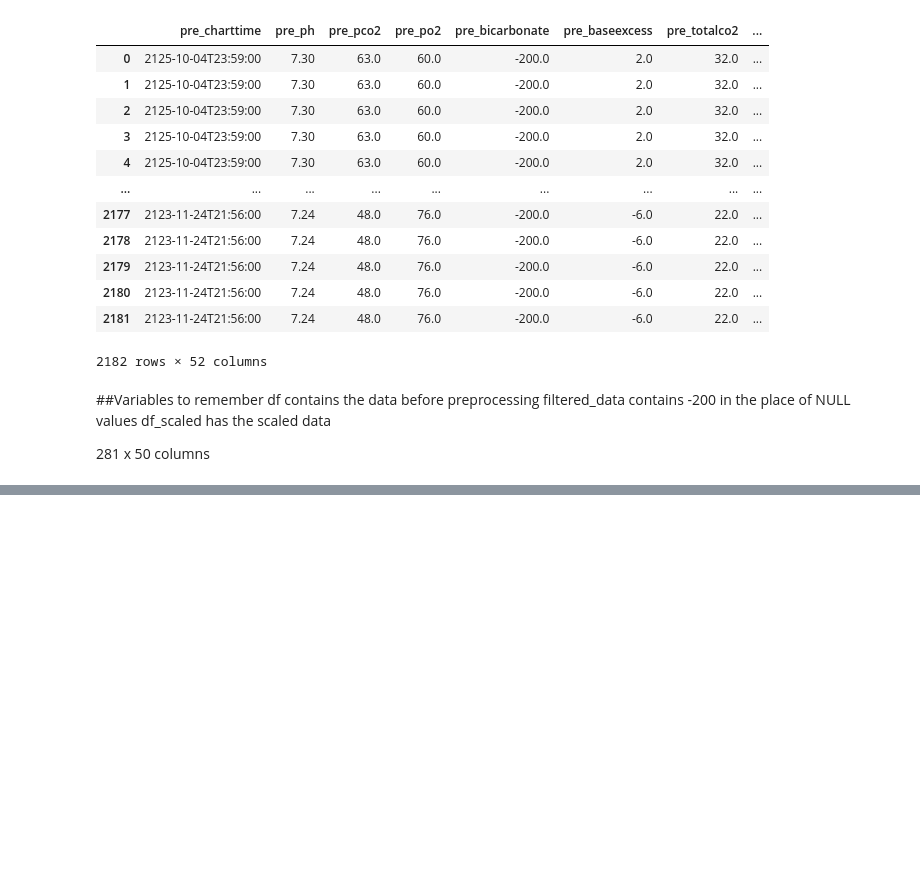
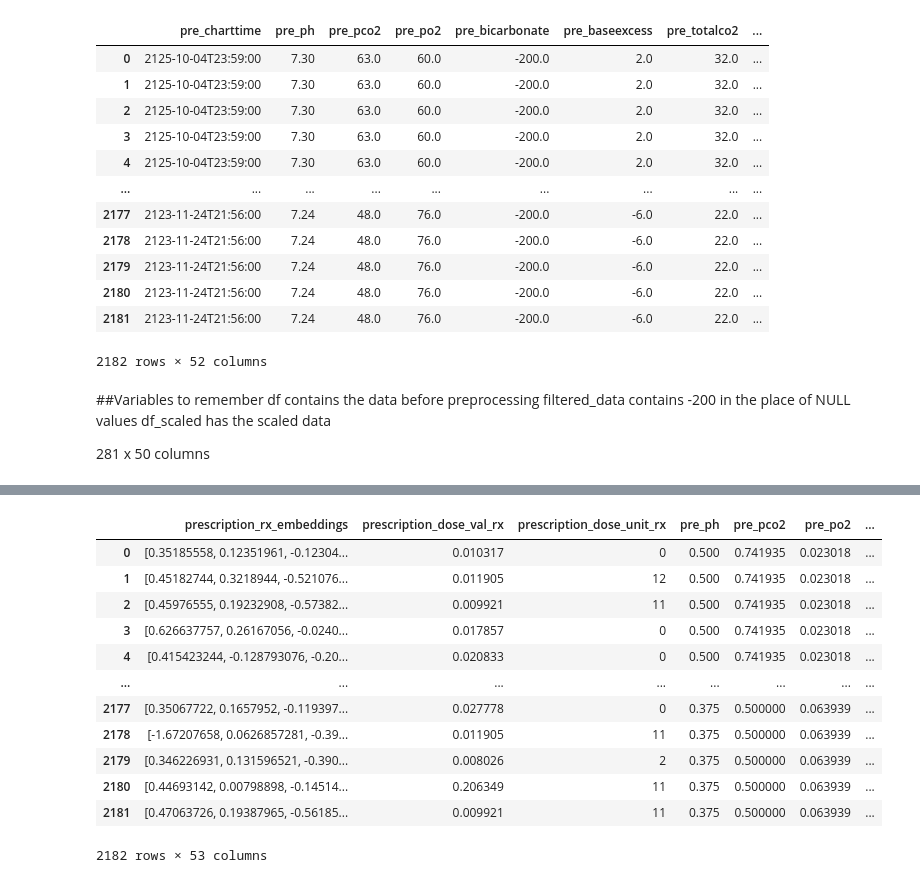
Before and after one commit to vaipos/Blue-Blood-ACM-Research, a Jupyter notebook: dev.ipynb, the cells around one changed output, grey strips where cells are left out. Cells and saved outputs as stored; diff of their text form; code cells hidden in the pictures; blank space fills up the shorter version.

```diff
--- a/dev.ipynb
+++ b/dev.ipynb
@@ -289,0 +377,28 @@ Training CTGAN...
+# %%
+import pandas as pd
+import numpy as np
+import re
+
+def clean_and_convert(x):
+    if pd.notna(x):
+        try:
+            # Remove square brackets if they exist
+            x = re.sub(r'[\[\]]', '', x)
+            # Replace multiple spaces with a single space
+            cleaned = re.sub(r'\s+', ' ', x.strip())
+            # Convert to numpy array of floats
+            return np.array([float(i) for i in cleaned.split(' ')])
+        except Exception as e:
+            # If there's an error during conversion, print the error and return the original value
+            print(f"Error processing value: {x}. Error: {e}")
+            return x  # Return the original value in case of error
+    return x  # If NaN, return as is
+
+# Check the values before applying the function
+print(df['prescription_rx_embeddings'].head())
+
+# Apply the function to the 'prescription_rx_embeddings' column
+df['prescription_rx_embeddings'] = df['prescription_rx_embeddings'].apply(clean_and_convert)
+
+# Check the result
+print(df['prescription_rx_embeddings'].head())
@@ -289,0 +418,16 @@ Training CTGAN...
+# %%
+df
+# %% [output]
+|  | prescription_rx_embeddings | prescription_dose_val_rx | prescription_dose_unit_rx | pre_ph | pre_pco2 | pre_po2 | ... |
+| 0 | [0.35185558, 0.12351961, -0.12304... | 0.010317 | 0 | 0.500 | 0.741935 | 0.023018 | ... |
+| 1 | [0.45182744, 0.3218944, -0.521076... | 0.011905 | 12 | 0.500 | 0.741935 | 0.023018 | ... |
+| 2 | [0.45976555, 0.19232908, -0.57382... | 0.009921 | 11 | 0.500 | 0.741935 | 0.023018 | ... |
+| 3 | [0.626637757, 0.26167056, -0.0240... | 0.017857 | 0 | 0.500 | 0.741935 | 0.023018 | ... |
+| 4 | [0.415423244, -0.128793076, -0.20... | 0.020833 | 0 | 0.500 | 0.741935 | 0.023018 | ... |
+| ... | ... | ... | ... | ... | ... | ... | ... |
+| 2177 | [0.35067722, 0.1657952, -0.119397... | 0.027778 | 0 | 0.375 | 0.500000 | 0.063939 | ... |
+| 2178 | [-1.67207658, 0.0626857281, -0.39... | 0.011905 | 11 | 0.375 | 0.500000 | 0.063939 | ... |
+| 2179 | [0.346226931, 0.131596521, -0.390... | 0.008026 | 2 | 0.375 | 0.500000 | 0.063939 | ... |
+| 2180 | [0.44693142, 0.00798898, -0.14514... | 0.206349 | 11 | 0.375 | 0.500000 | 0.063939 | ... |
+| 2181 | [0.47063726, 0.19387965, -0.56185... | 0.009921 | 11 | 0.375 | 0.500000 | 0.063939 | ... |
+2182 rows × 53 columns
```
Also changed, not shown: parts of 9 cells of this notebook, 4 other files.
